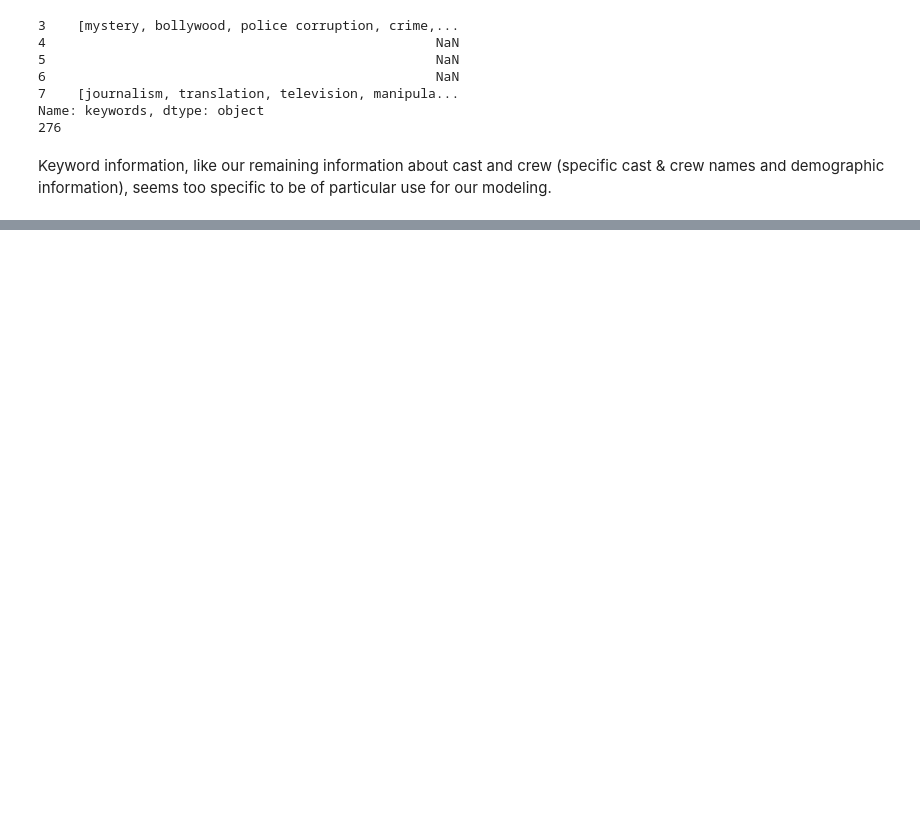
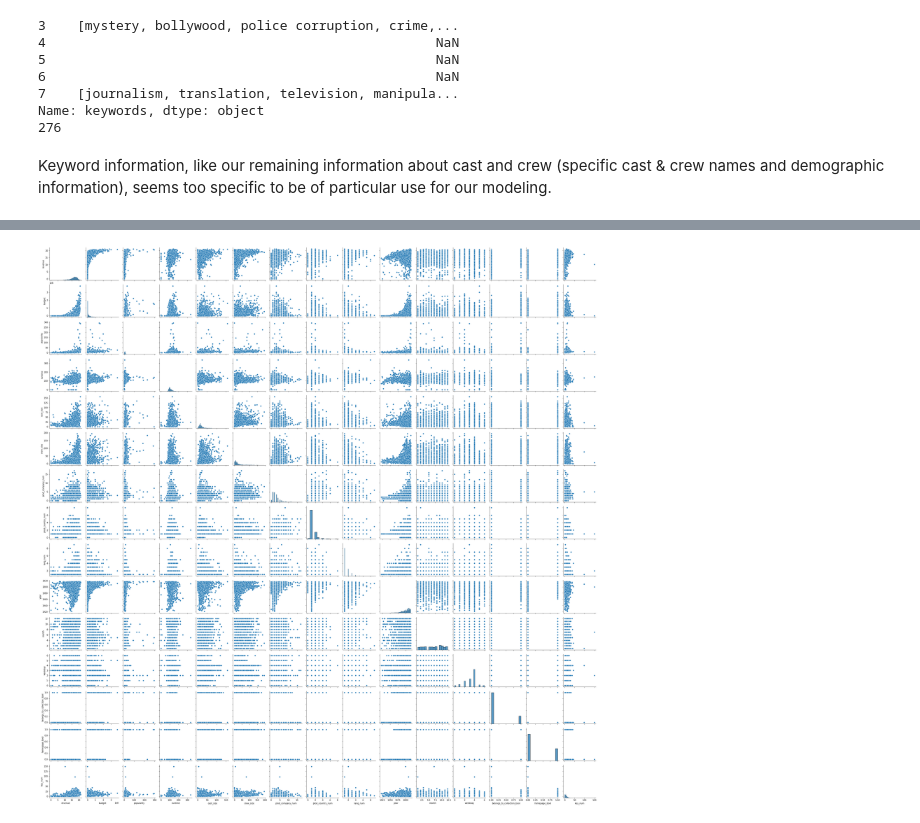
Before and after one commit to mrrosss/Springboard, a Jupyter notebook: Movies/EDA.ipynb, the cells around one changed output, grey strips where cells are left out. Saved outputs shown, nothing was run; the diff lists cells and outputs as text; code cells hidden in the pictures; blank space fills up the shorter version.

```diff
--- a/Movies/EDA.ipynb
+++ b/Movies/EDA.ipynb
@@ -262,3 +314,10 @@ df.drop(labels=['cast','crew','prod_country','release_date'],axis=1,inplace=True
+# %%
+#pairplot
+sns.pairplot(df[['revenue','budget','popularity','runtime','cast_size','crew_size','prod_company_num','prod_country_num','lang_num',
+                 'year','month','weekday','belongs_to_collection_bool','homepage_bool','key_num']])
+plt.show()
+# %% [output]
+[figure, added]
 # %%
 print(df.columns)
 print(df.shape)
```
Also changed, not shown: parts of 26 cells of this notebook, 11 other files.
